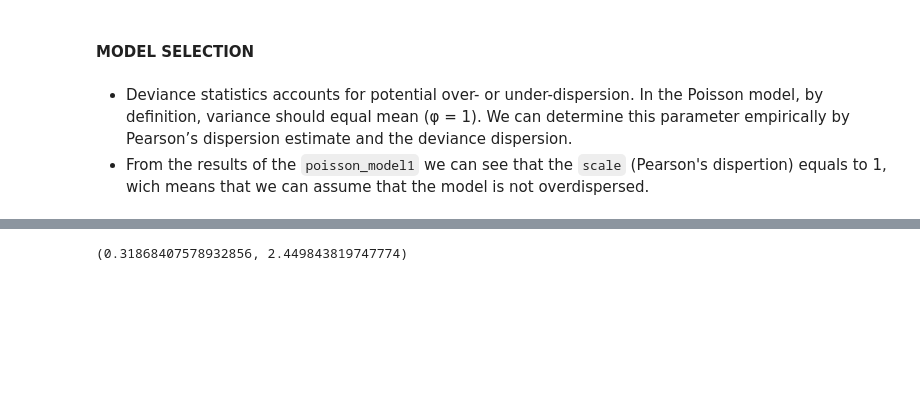
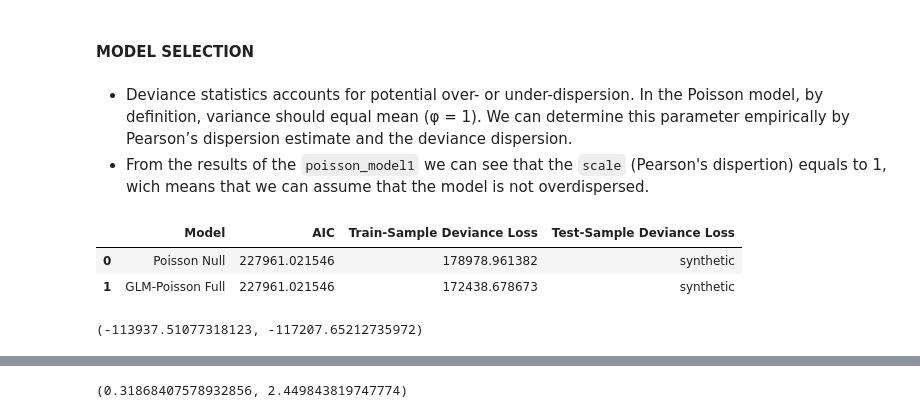
Before and after one commit to JulianTrufero/Claims-Frequency-Predicitons, a Jupyter notebook: Notebooks/statistical_modelling_2.ipynb, the cells around one changed output, grey strips where cells are left out. Saved outputs shown, nothing was run; the diff lists cells and outputs as text; code cells hidden in the pictures; blank space fills up the shorter version.

```diff
--- a/Notebooks/statistical_modelling_2.ipynb
+++ b/Notebooks/statistical_modelling_2.ipynb
@@ -54,7 +54,7 @@ claimsdf_train.shape, claimsdf_test.shape
 # %%
 #Full Model
 
-model1 = """ Q('ClaimNb') ~ Q('Area') + Q('BonusMalus') + Q('log_density') + Q('VehGas_Regular') +
+pmodel1 = """ Q('ClaimNb') ~ Q('Area') + Q('BonusMalus') + Q('log_density') + Q('VehGas_Regular') +
                           Q('VehPower__5') + Q('VehPower__6') + Q('VehPower__7') + Q('VehPower__8') +
                           Q('VehPower__9') + Q('VehPower__10') + Q('VehPower__11') + Q('VehPower__12') +
                           Q('VehAge__2') + Q('VehAge__3') + Q('DrivAge__2') + Q('DrivAge__3') +
@@ -67,7 +67,7 @@ model1 = """ Q('ClaimNb') ~ Q('Area') + Q('BonusMalus') + Q('log_density') + Q('
 # %%
 #Matrix definitions for statsmodels application
 
-y_train, X_train = dmatrices(model1, claimsdf_train, return_type='dataframe')
+y_train, X_train = dmatrices(pmodel1, claimsdf_train, return_type='dataframe')
 
 #Model Fitting
 
@@ -100,0 +99,14 @@ results = {'Model': 'Poisson Null', 'GLM-Poisson Full'}
+# %%
+res = {'Model': ['Poisson Null', 'GLM-Poisson Full'], 'AIC': poisson_model1.aic, 'Train-Sample Deviance Loss': [poisson_model1.null_deviance, poisson_model1.deviance], 'Test-Sample Deviance Loss': ['synthetic', 'synthetic']}
+results = pd.DataFrame(res)
+results
+# %% [output]
+|  | Model | AIC | Train-Sample Deviance Loss | Test-Sample Deviance Loss |
+| 0 | Poisson Null | 227961.021546 | 178978.961382 | synthetic |
+| 1 | GLM-Poisson Full | 227961.021546 | 172438.678673 | synthetic |
+# %%
+#log likelihoods
+
+poisson_model1.llf, poisson_model1.llnull
+# %% [output]
+(-113937.51077318123, -117207.65212735972)
```
Also changed, not shown: parts of 12 cells of this notebook.
